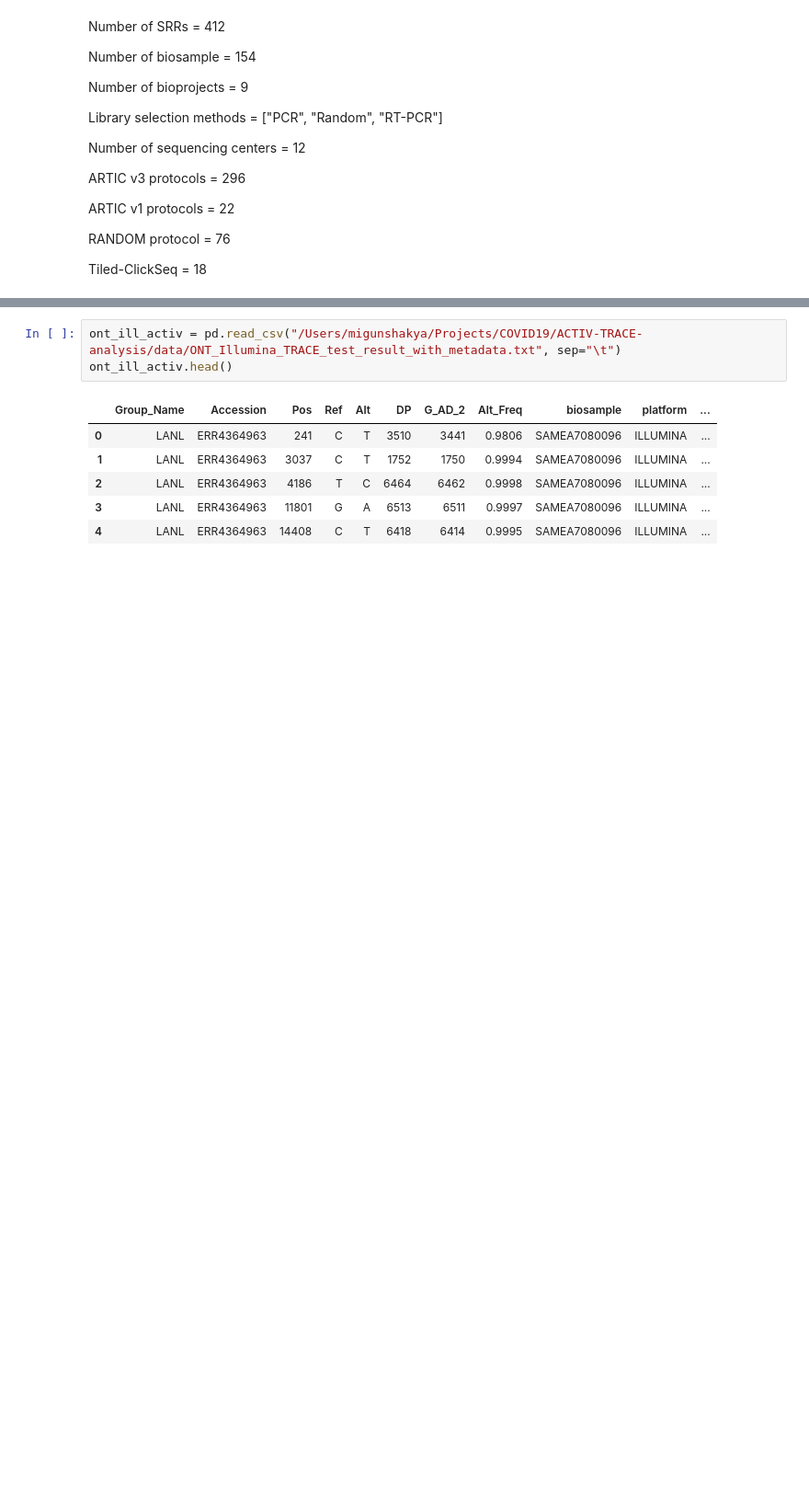
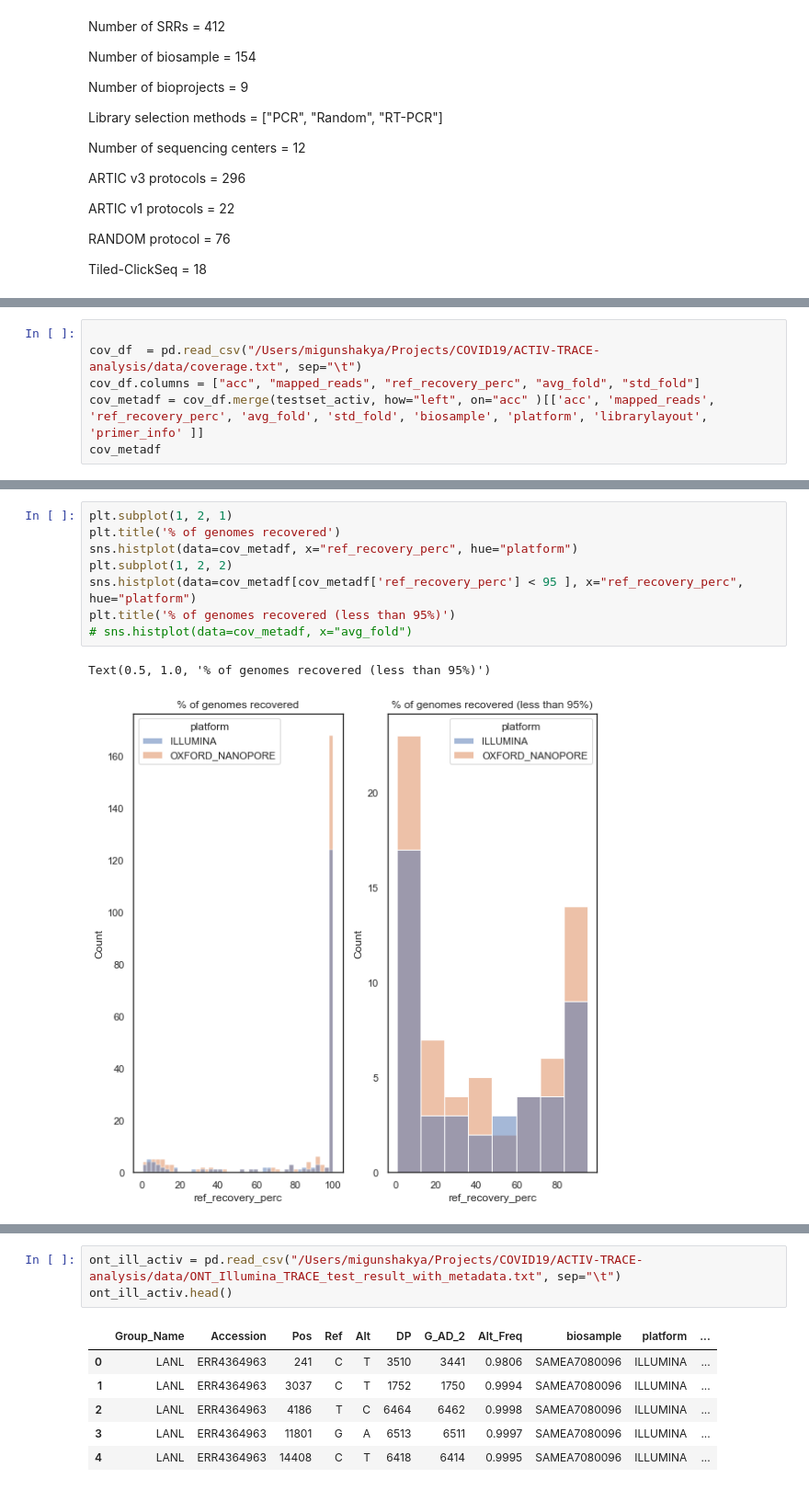
Before and after one commit to elais/ACTIV-TRACE-analysis, a Jupyter notebook: results/contingency_analyses/lanl_sim_anallyses.ipynb, the cells around one changed output, grey strips where cells are left out. Shown at 92% size. Cells and saved outputs as stored; diff of their text form; blank space fills up the shorter version.

```diff
--- a/results/contingency_analyses/lanl_sim_anallyses.ipynb
+++ b/results/contingency_analyses/lanl_sim_anallyses.ipynb
@@ -106,0 +108,6 @@ TypeError: <lambda>() got an unexpected keyword argument 'axis'
+# %%
+
+cov_df  = pd.read_csv("/Users/migunshakya/Projects/COVID19/ACTIV-TRACE-analysis/data/coverage.txt", sep="\t")
+cov_df.columns = ["acc", "mapped_reads", "ref_recovery_perc", "avg_fold", "std_fold"]
+cov_metadf = cov_df.merge(testset_activ, how="left", on="acc" )[['acc', 'mapped_reads', 'ref_recovery_perc', 'avg_fold', 'std_fold', 'biosample', 'platform', 'librarylayout', 'primer_info' ]]
+cov_metadf
@@ -106,0 +128,11 @@ TypeError: <lambda>() got an unexpected keyword argument 'axis'
+# %%
+plt.subplot(1, 2, 1)
+plt.title('% of genomes recovered')
+sns.histplot(data=cov_metadf, x="ref_recovery_perc", hue="platform")
+plt.subplot(1, 2, 2)
+sns.histplot(data=cov_metadf[cov_metadf['ref_recovery_perc'] < 95 ], x="ref_recovery_perc", hue="platform")
+plt.title('% of genomes recovered (less than 95%)')
+# sns.histplot(data=cov_metadf, x="avg_fold")
+# %% [output]
+Text(0.5, 1.0, '% of genomes recovered (less than 95%)')
+[figure, added]
```
Also changed, not shown: parts of 19 cells of this notebook.
